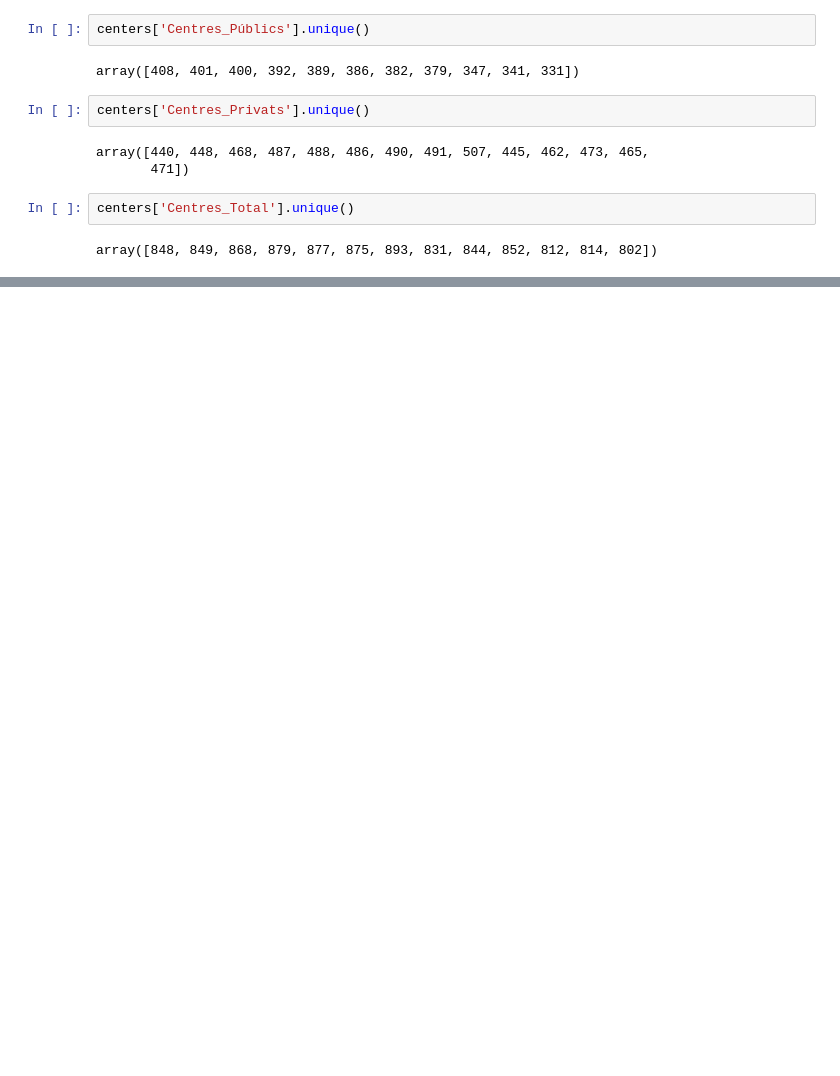
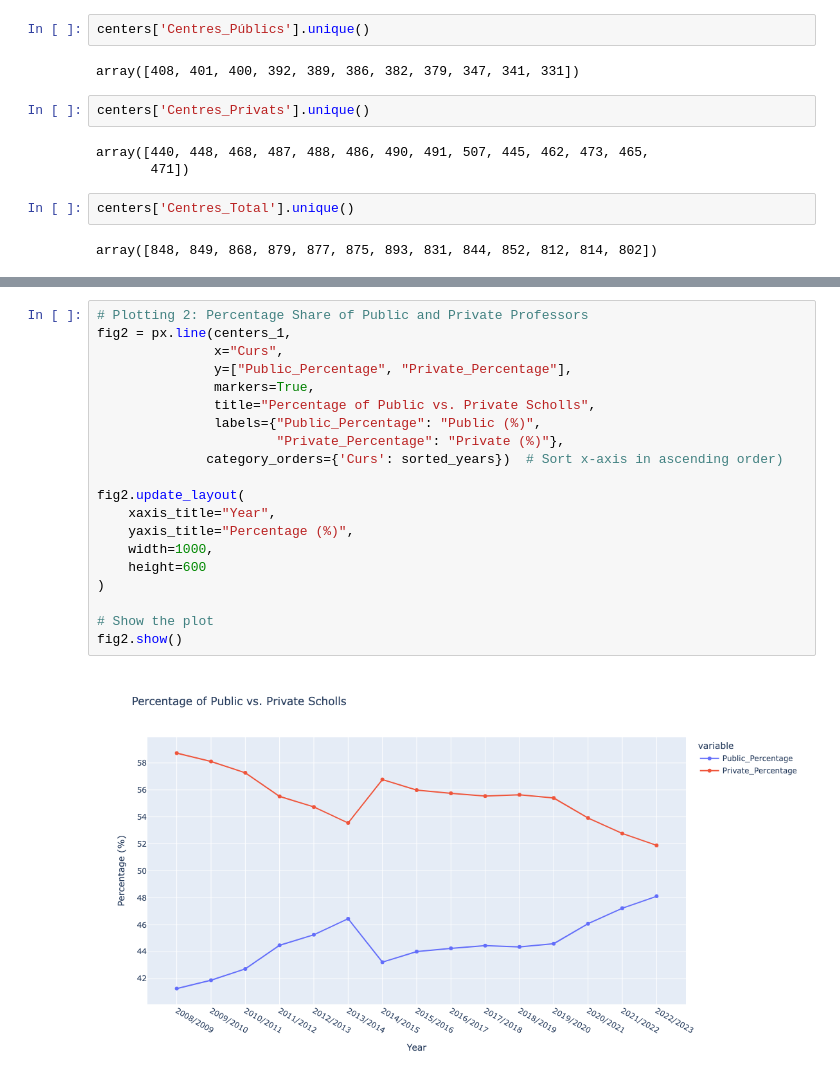
Before and after one commit to arita-pereira/BC_Final_Project, a Jupyter notebook: Final Project_draft.ipynb, the cells around one changed output, grey strips where cells are left out. Cells and saved outputs as stored; diff of their text form; blank space fills up the shorter version.

```diff
--- a/Final Project_draft.ipynb
+++ b/Final Project_draft.ipynb
@@ -267,0 +389,22 @@ array([848, 849, 868, 879, 877, 875, 893, 831, 844, 852, 812, 814, 802])
+# %%
+# Plotting 2: Percentage Share of Public and Private Professors
+fig2 = px.line(centers_1,
+               x="Curs",
+               y=["Public_Percentage", "Private_Percentage"],
+               markers=True,
+               title="Percentage of Public vs. Private Scholls",
+               labels={"Public_Percentage": "Public (%)",
+                       "Private_Percentage": "Private (%)"},
+              category_orders={'Curs': sorted_years})  # Sort x-axis in ascending order)
+
+fig2.update_layout(
+    xaxis_title="Year",
+    yaxis_title="Percentage (%)",
+    width=1000,
+    height=600
+)
+
+# Show the plot
+fig2.show()
+# %% [output]
+[figure, added]
```
Also changed, not shown: parts of 43 cells of this notebook.
